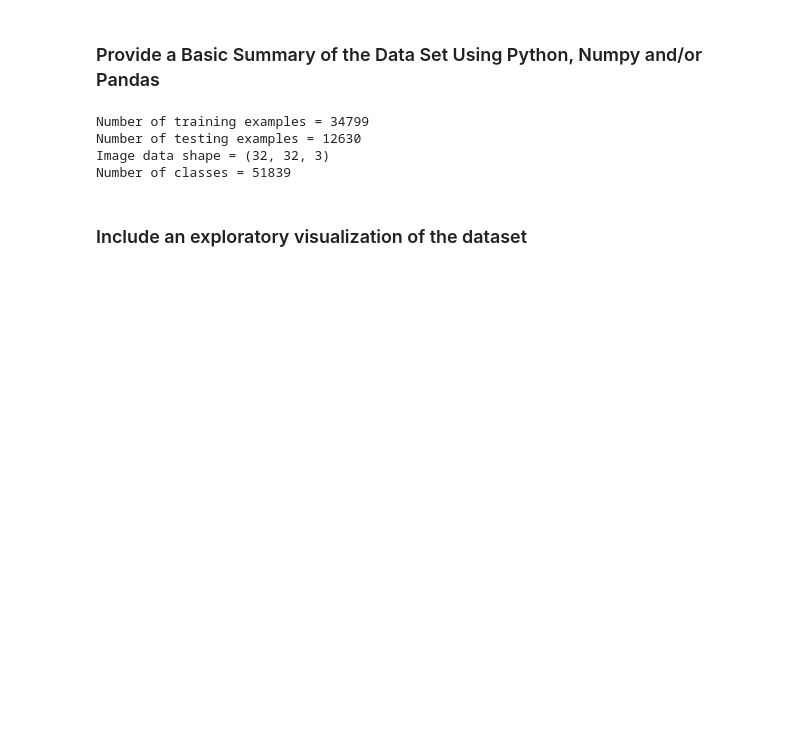
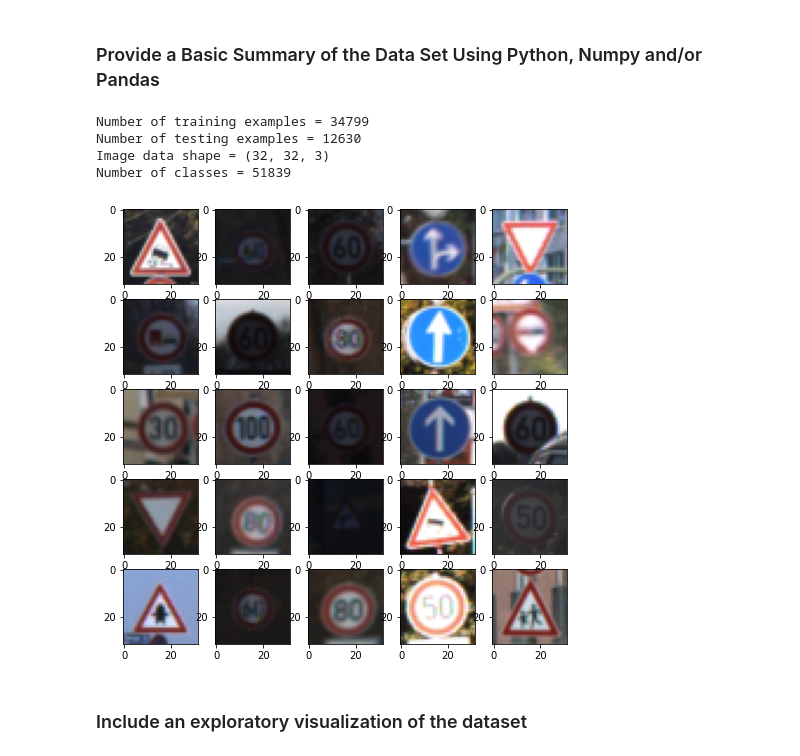
Before and after one commit to danthe42/CarND-Traffic-Sign-Classifier-Project, a Jupyter notebook: Traffic_Sign_Classifier.ipynb, the cells around one changed output. Drawn from its saved outputs; the diff is of its cells as text; code cells hidden in the pictures; blank space fills up the shorter version.

```diff
--- a/Traffic_Sign_Classifier.ipynb
+++ b/Traffic_Sign_Classifier.ipynb
@@ -82,6 +91,54 @@ Number of training examples = 34799
 Number of testing examples = 12630
 Image data shape = (32, 32, 3)
 Number of classes = 51839
+# %%
+# extend the train set
+import functools
+import random
+import numpy as np
+import matplotlib.pyplot as plt
+
+def _random_contrast_helper(image):
+  return tf.image.random_contrast(image, lower=0.2, upper=1.8)
+
+def _random_brightness_helper(image):
+  return tf.image.random_brightness(image, max_delta=63)
+
+def color_jitter(image, brightness=0, contrast=0, saturation=0, hue=0):
+    """Color jitter.
+
+    Examples
+    --------
+    >>> color_jitter(img, 25, 0.2, 0.2, 0.1)
+
+    """
+    tforms = []
+    if brightness > 0:
+        tforms.append(functools.partial(tf.image.random_brightness, max_delta=brightness))
+    if contrast > 0:
+        tforms.append(functools.partial(tf.image.random_contrast, lower=max(0, 1 - contrast), upper=1 + contrast))
+    if saturation > 0:
+        tforms.append(functools.partial(tf.image.random_saturation, lower=max(0, 1 - saturation), upper=1 + saturation))
+    if hue > 0:
+        tforms.append(functools.partial(tf.image.random_hue, max_delta=hue))
+
+    random.shuffle(tforms)
+    for tform in tforms:
+        image = tform(image)
+
+    return image
+
+columns = rows = 5
+fig=plt.figure(figsize=(8, 8))
+
+for i in range(1, columns*rows +1):
+    index = random.randint(0, len(X_train))
+    image_orig = X_train[index].squeeze()
+    fig.add_subplot(rows, columns, i)
+    plt.imshow(image_orig)
+plt.show()
+# %% [output]
+[figure, added]
 # %% [markdown]
 ### Include an exploratory visualization of the dataset
 # %% [markdown]
```
Also changed, not shown: parts of 13 cells of this notebook.
